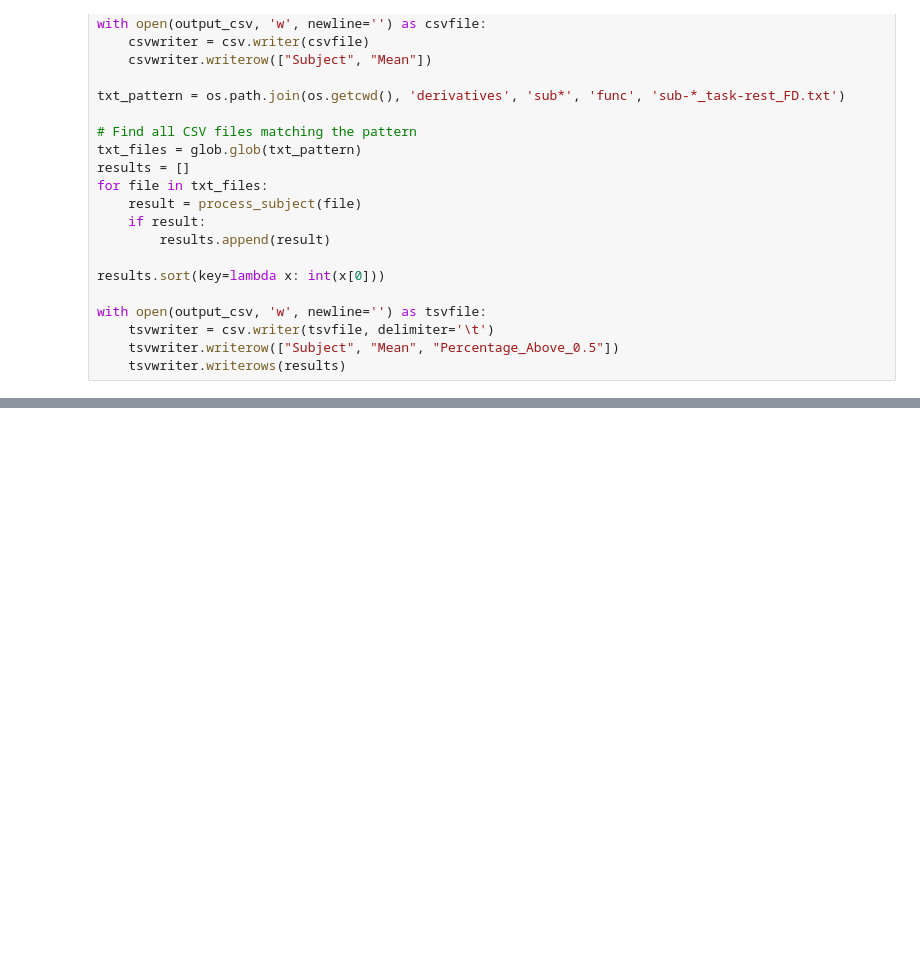
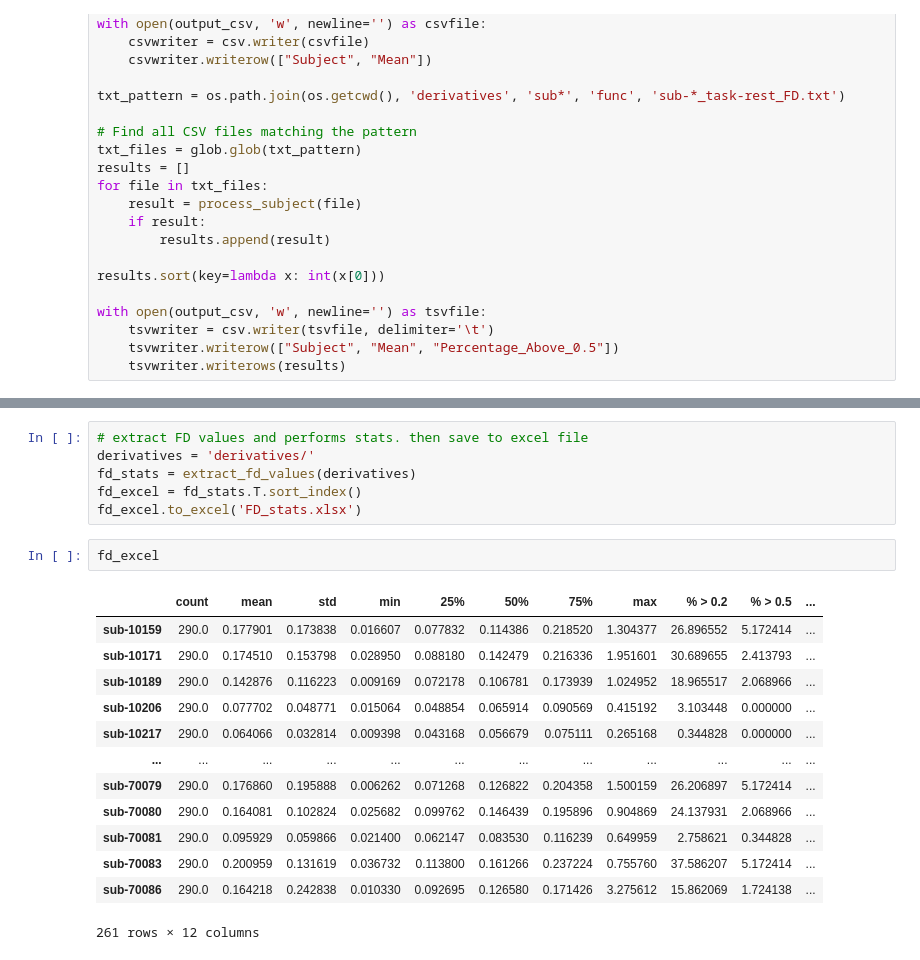
Before and after one commit to gabridele/msc-thesis-research, a Jupyter notebook: new_stats.ipynb, the cells around one changed output, grey strips where cells are left out. Drawn from its saved outputs; the diff is of its cells as text; blank space fills up the shorter version.

```diff
--- a/new_stats.ipynb
+++ b/new_stats.ipynb
@@ -132,0 +398,22 @@ plt.show()
+# %%
+# extract FD values and performs stats. then save to excel file
+derivatives = 'derivatives/'
+fd_stats = extract_fd_values(derivatives)
+fd_excel = fd_stats.T.sort_index()
+fd_excel.to_excel('FD_stats.xlsx')
+# %%
+fd_excel
+# %% [output]
+|  | count | mean | std | min | 25% | 50% | 75% | max | % > 0.2 | % > 0.5 | ... |
+| sub-10159 | 290.0 | 0.177901 | 0.173838 | 0.016607 | 0.077832 | 0.114386 | 0.218520 | 1.304377 | 26.896552 | 5.172414 | ... |
+| sub-10171 | 290.0 | 0.174510 | 0.153798 | 0.028950 | 0.088180 | 0.142479 | 0.216336 | 1.951601 | 30.689655 | 2.413793 | ... |
+| sub-10189 | 290.0 | 0.142876 | 0.116223 | 0.009169 | 0.072178 | 0.106781 | 0.173939 | 1.024952 | 18.965517 | 2.068966 | ... |
+| sub-10206 | 290.0 | 0.077702 | 0.048771 | 0.015064 | 0.048854 | 0.065914 | 0.090569 | 0.415192 | 3.103448 | 0.000000 | ... |
+| sub-10217 | 290.0 | 0.064066 | 0.032814 | 0.009398 | 0.043168 | 0.056679 | 0.075111 | 0.265168 | 0.344828 | 0.000000 | ... |
+| ... | ... | ... | ... | ... | ... | ... | ... | ... | ... | ... | ... |
+| sub-70079 | 290.0 | 0.176860 | 0.195888 | 0.006262 | 0.071268 | 0.126822 | 0.204358 | 1.500159 | 26.206897 | 5.172414 | ... |
+| sub-70080 | 290.0 | 0.164081 | 0.102824 | 0.025682 | 0.099762 | 0.146439 | 0.195896 | 0.904869 | 24.137931 | 2.068966 | ... |
+| sub-70081 | 290.0 | 0.095929 | 0.059866 | 0.021400 | 0.062147 | 0.083530 | 0.116239 | 0.649959 | 2.758621 | 0.344828 | ... |
+| sub-70083 | 290.0 | 0.200959 | 0.131619 | 0.036732 | 0.113800 | 0.161266 | 0.237224 | 0.755760 | 37.586207 | 5.172414 | ... |
+| sub-70086 | 290.0 | 0.164218 | 0.242838 | 0.010330 | 0.092695 | 0.126580 | 0.171426 | 3.275612 | 15.862069 | 1.724138 | ... |
+261 rows × 12 columns
```
Also changed, not shown: parts of 28 cells of this notebook.
